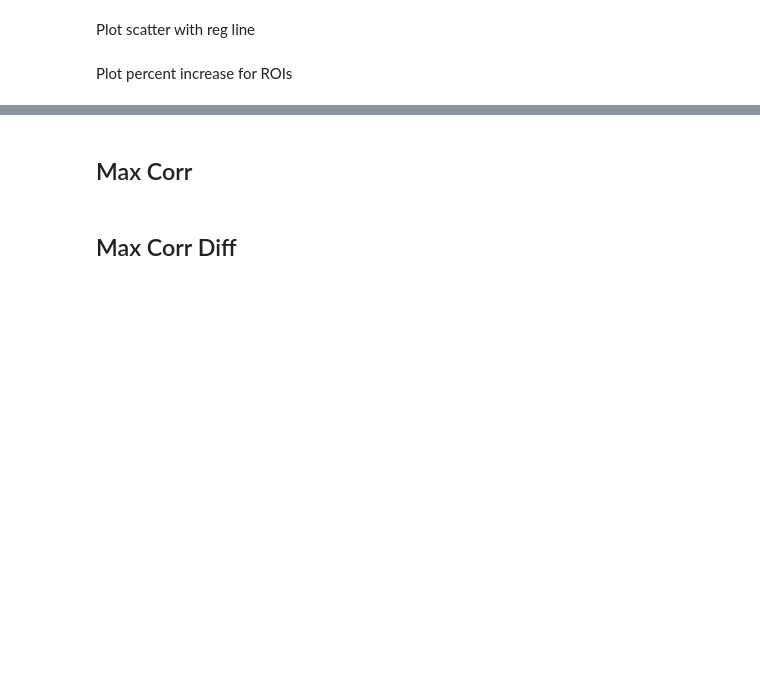
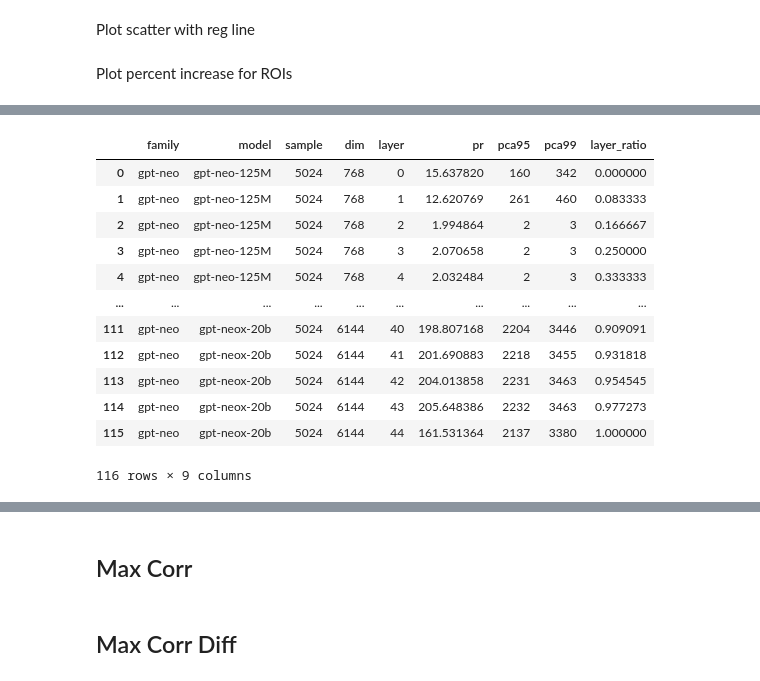
Before and after one commit to hassonlab/247-plotting, a Jupyter notebook: scripts/tfspaper_mia.ipynb, the cells around one changed output, grey strips where cells are left out. Cells and saved outputs as stored; diff of their text form; code cells hidden in the pictures; blank space fills up the shorter version.

```diff
--- a/scripts/tfspaper_mia.ipynb
+++ b/scripts/tfspaper_mia.ipynb
@@ -391,0 +928,16 @@ plt.savefig("../percent_rois.svg")
+# %%
+pr_df
+# %% [output]
+|  | family | model | sample | dim | layer | pr | pca95 | pca99 | layer_ratio |
+| 0 | gpt-neo | gpt-neo-125M | 5024 | 768 | 0 | 15.637820 | 160 | 342 | 0.000000 |
+| 1 | gpt-neo | gpt-neo-125M | 5024 | 768 | 1 | 12.620769 | 261 | 460 | 0.083333 |
+| 2 | gpt-neo | gpt-neo-125M | 5024 | 768 | 2 | 1.994864 | 2 | 3 | 0.166667 |
+| 3 | gpt-neo | gpt-neo-125M | 5024 | 768 | 3 | 2.070658 | 2 | 3 | 0.250000 |
+| 4 | gpt-neo | gpt-neo-125M | 5024 | 768 | 4 | 2.032484 | 2 | 3 | 0.333333 |
+| ... | ... | ... | ... | ... | ... | ... | ... | ... | ... |
+| 111 | gpt-neo | gpt-neox-20b | 5024 | 6144 | 40 | 198.807168 | 2204 | 3446 | 0.909091 |
+| 112 | gpt-neo | gpt-neox-20b | 5024 | 6144 | 41 | 201.690883 | 2218 | 3455 | 0.931818 |
+| 113 | gpt-neo | gpt-neox-20b | 5024 | 6144 | 42 | 204.013858 | 2231 | 3463 | 0.954545 |
+| 114 | gpt-neo | gpt-neox-20b | 5024 | 6144 | 43 | 205.648386 | 2232 | 3463 | 0.977273 |
+| 115 | gpt-neo | gpt-neox-20b | 5024 | 6144 | 44 | 161.531364 | 2137 | 3380 | 1.000000 |
+116 rows × 9 columns
```
Also changed, not shown: parts of 63 cells of this notebook, 18 other files.
